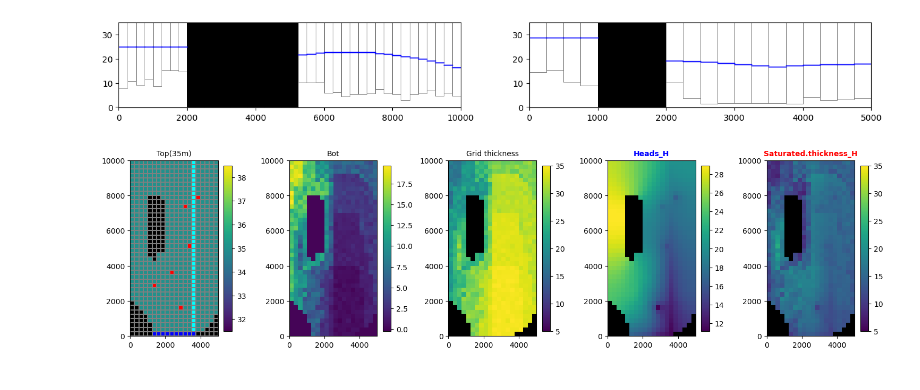
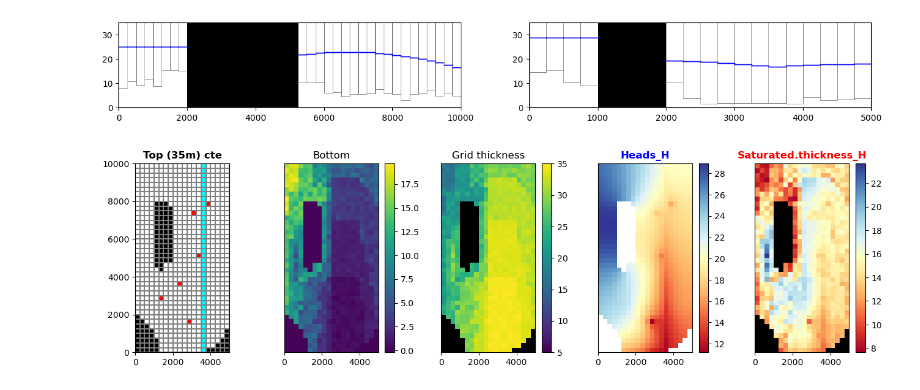
Before and after one commit to grossiRM/Beta-Me, a Jupyter notebook: 01_FreybergOnline.ipynb, the cells around one changed output. Cells and saved outputs as stored; diff of their text form; code cells hidden in the pictures.

```diff
--- a/01_FreybergOnline.ipynb
+++ b/01_FreybergOnline.ipynb
@@ -2,8 +2,8 @@
 <font color='blue'> **Freyberg** </font>
 <font color='red'> **on Line** </font>
 # %%
-import flopy ; import pooch; import os ; import numpy as np ; import matplotlib.pyplot as plt ; from pathlib import Path ;  import matplotlib as mpl ; import pandas as pd
-sim_ws = Path("./data")  ; sim_ws2 = Path("./01_model")  ; sim_ws2.mkdir(exist_ok=True)   ; sim_name = 'Freyberg'    ; from flopy.utils.postprocessing import get_water_table
+import flopy ;import os ;import numpy as np ;import matplotlib.pyplot as plt ;from pathlib import Path ;import matplotlib as mpl ;import pandas as pd
+sim_ws=Path("./data/Freyberg")  ;sim_ws2=Path("./01_model")  ;sim_ws2.mkdir(exist_ok=True)  ;sim_name='Freyberg'  ;from flopy.utils.postprocessing import get_water_table
 # %%
 bottom = np.loadtxt(sim_ws / 'bottom.txt')  ; k11 = np.loadtxt(sim_ws / 'hydraulic_conductivity.txt')    ; idomain = np.loadtxt(sim_ws / 'idomain.txt', dtype=np.int32)
 length_units="meters"                       ; nlay=1;nrow=40;ncol=20        ; delr=250.0;delc=250.0                                    ; top=35.0;icelltype=1;strt=45.0
@@ -52,19 +52,13 @@ ax2 = plt.subplot2grid((2, 2), (0, 1), colspan=2, rowspan=1)  ; beta_plot(ax1) ;
 # %%
 wel=gwf.get_package("WEL-1") ;sat_thk=gwf.modelgrid.saturated_thickness(head,mask=[1e30]) ;thk=gwf.modelgrid.cell_thickness ;modelgrid=gwf.modelgrid
 # %%
-fig = plt.figure(figsize=(15, 5.5))
-ax1 = fig.add_subplot(151, aspect="equal")    ; mm = flopy.plot.PlotMapView(model=gwf, layer=0, extent=gwf.modelgrid.extent)
-pc = mm.plot_array([modelgrid.top])           ; plt.colorbar(pc, shrink=.6)
-mm.plot_bc(package=wel)    ; mm.plot_bc("RIV" , color="cyan") ; mm.plot_ibound()
-mm.plot_grid()             ; mm.plot_bc("CHD" , color="blue" )              ; ax1.set_title("Top(35m)", fontsize=10)
-ax2 = fig.add_subplot(152, aspect="equal")    ; pm = flopy.plot.PlotMapView(modelgrid=gwf.modelgrid)
-pc  = pm.plot_array([bottom])          ; plt.colorbar(pc,shrink=.6)  ; ax2.set_title("Bot", fontsize=10)
-ax3 = fig.add_subplot(153, aspect="equal")    ; pm = flopy.plot.PlotMapView(modelgrid=gwf.modelgrid)
-pc  = pm.plot_array(thk, vmin=5, vmax=35)     ; plt.colorbar(pc, shrink=.6) ; ax3.set_title("Grid thickness", fontsize=10); pm.plot_ibound()
-ax4 = fig.add_subplot(154, aspect="equal")    ; pm = flopy.plot.PlotMapView(modelgrid=gwf.modelgrid)
-pc  = pm.plot_array(head)                     ; plt.colorbar(pc, shrink=.6) ; ax4.set_title("Heads_H", fontsize=10,color = 'blue', fontweight='bold'); pm.plot_ibound()
-ax5 = fig.add_subplot(155, aspect="equal")    ; pm = flopy.plot.PlotMapView(modelgrid=gwf.modelgrid)
-pc  = pm.plot_array(sat_thk, vmin=5, vmax=35) ; plt.colorbar(pc,shrink=.6)  ; ax5.set_title("Saturated.thickness_H", fontsize=10, color = 'red', fontweight='bold') ; pm.plot_ibound()
-plt.tight_layout(); plt.show()
+fig = plt.figure(figsize=(16, 4))
+ax1 = fig.add_subplot(151) ; mm = flopy.plot.PlotMapView(model=gwf, layer=0, extent=gwf.modelgrid.extent)                     ; mm.plot_grid()
+mm.plot_ibound(); mm.plot_bc(package=wel)             ; mm.plot_bc("CHD" , color="white" );  mm.plot_bc("RIV" , color="cyan") ; ax1.set_title("Top (35m) cte", fontweight='bold')
+ax2 = fig.add_subplot(152) ; pm = flopy.plot.PlotMapView(modelgrid=gwf.modelgrid) ; pc= pm.plot_array([bottom])               ; ax2.set_title("Bottom")                                                  ;ax2.yaxis.set_visible(False) ; plt.colorbar(pc)
+ax3 = fig.add_subplot(153) ; pm = flopy.plot.PlotMapView(modelgrid=gwf.modelgrid) ; pc= pm.plot_array(thk,vmin=5,vmax=35)     ; ax3.set_title("Grid thickness" )   ; pm.plot_ibound()                    ;ax3.yaxis.set_visible(False) ; plt.colorbar(pc)
+ax4 = fig.add_subplot(154) ; pm = flopy.plot.PlotMapView(modelgrid=gwf.modelgrid) ; pc= pm.plot_array(head, cmap='RdYlBu')    ; ax4.set_title("Heads_H", color = 'blue', fontweight='bold')              ;ax4.yaxis.set_visible(False) ; plt.colorbar(pc)
+ax5 = fig.add_subplot(155) ; pm = flopy.plot.PlotMapView(modelgrid=gwf.modelgrid) ; pc= pm.plot_array(sat_thk,cmap='RdYlBu')  ; ax5.set_title("Saturated.thickness_H", color = 'red', fontweight='bold') ;ax5.yaxis.set_visible(False) ; plt.colorbar(pc)
+pm.plot_ibound(); plt.show()
 # %% [output]
-[figure, old version]
+[figure, new version]
```
Also changed, not shown: parts of 1 cell of this notebook, 21 other files.
